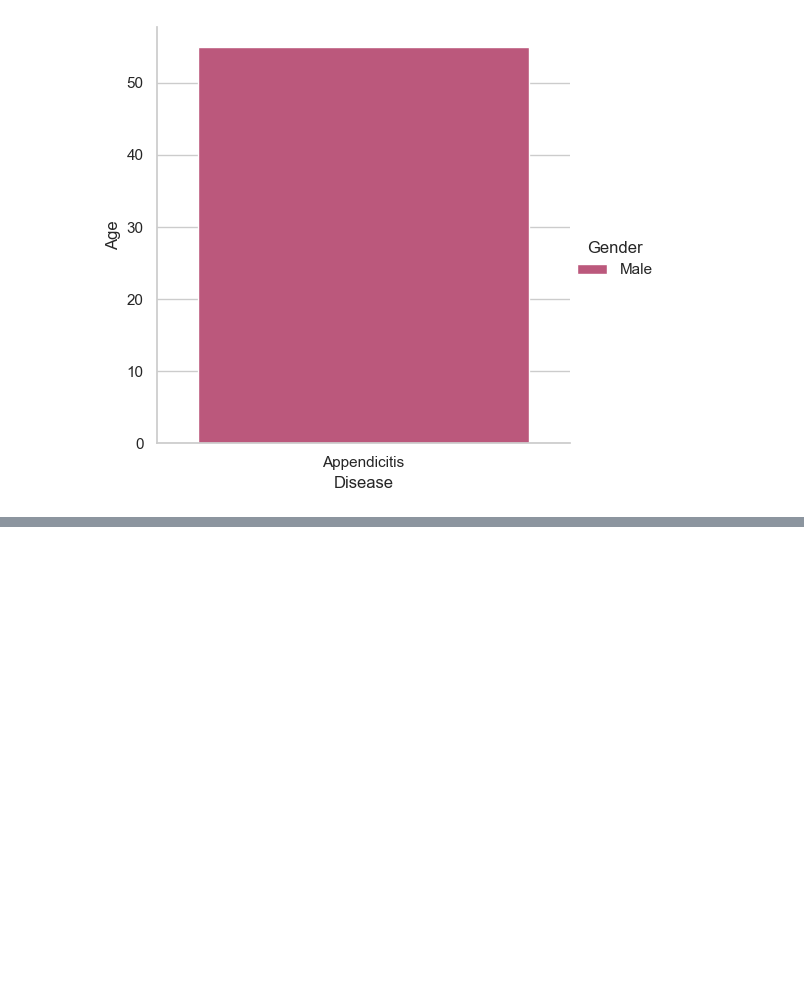
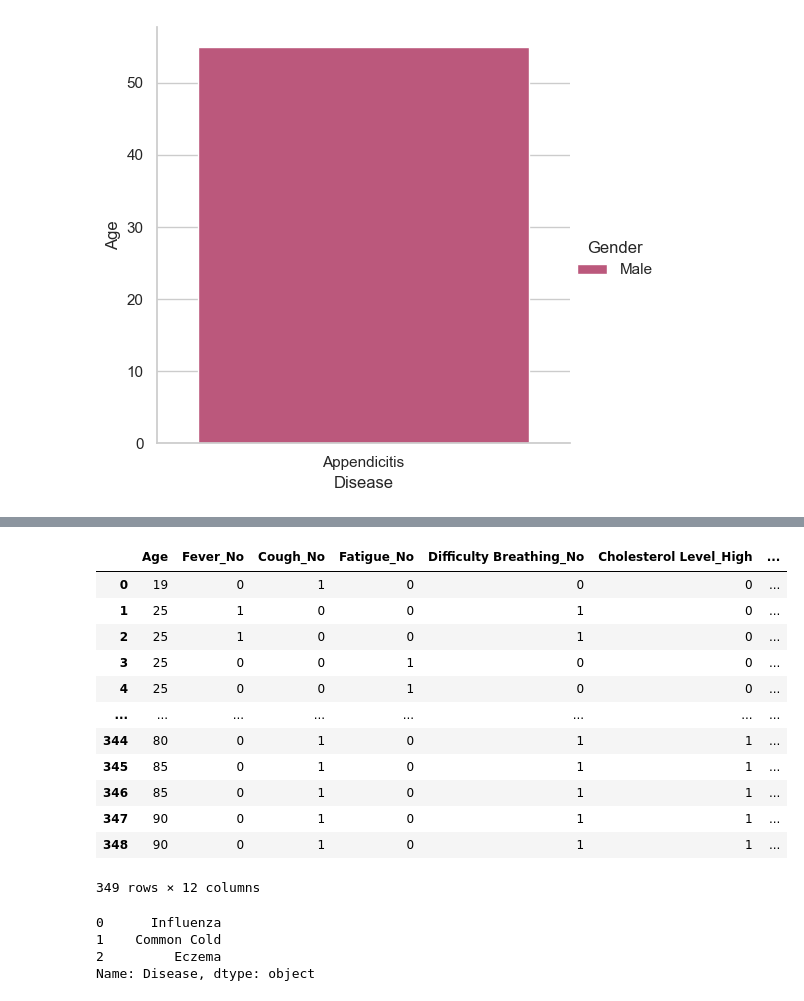
Before and after one commit to Knight-Fenris/PyDS-Project, a Jupyter notebook: project.ipynb, the cells around one changed output, grey strips where cells are left out. Drawn from its saved outputs; the diff is of its cells as text; code cells hidden in the pictures; blank space fills up the shorter version.

```diff
--- a/project.ipynb
+++ b/project.ipynb
@@ -173,0 +219,25 @@ one_hot_encoded_data
+# %%
+inputs = ohc_df.drop('Disease',axis = 'columns')
+inputs
+# %% [output]
+|  | Age | Fever_No | Cough_No | Fatigue_No | Difficulty Breathing_No | Cholesterol Level_High | ... |
+| 0 | 19 | 0 | 1 | 0 | 0 | 0 | ... |
+| 1 | 25 | 1 | 0 | 0 | 1 | 0 | ... |
+| 2 | 25 | 1 | 0 | 0 | 1 | 0 | ... |
+| 3 | 25 | 0 | 0 | 1 | 0 | 0 | ... |
+| 4 | 25 | 0 | 0 | 1 | 0 | 0 | ... |
+| ... | ... | ... | ... | ... | ... | ... | ... |
+| 344 | 80 | 0 | 1 | 0 | 1 | 1 | ... |
+| 345 | 85 | 0 | 1 | 0 | 1 | 1 | ... |
+| 346 | 85 | 0 | 1 | 0 | 1 | 1 | ... |
+| 347 | 90 | 0 | 1 | 0 | 1 | 1 | ... |
+| 348 | 90 | 0 | 1 | 0 | 1 | 1 | ... |
+349 rows × 12 columns
+# %%
+target = ohc_df['Disease']
+target.head(3)
+# %% [output]
+0      Influenza
+1    Common Cold
+2         Eczema
+Name: Disease, dtype: object
```
Also changed, not shown: parts of 16 cells of this notebook.
